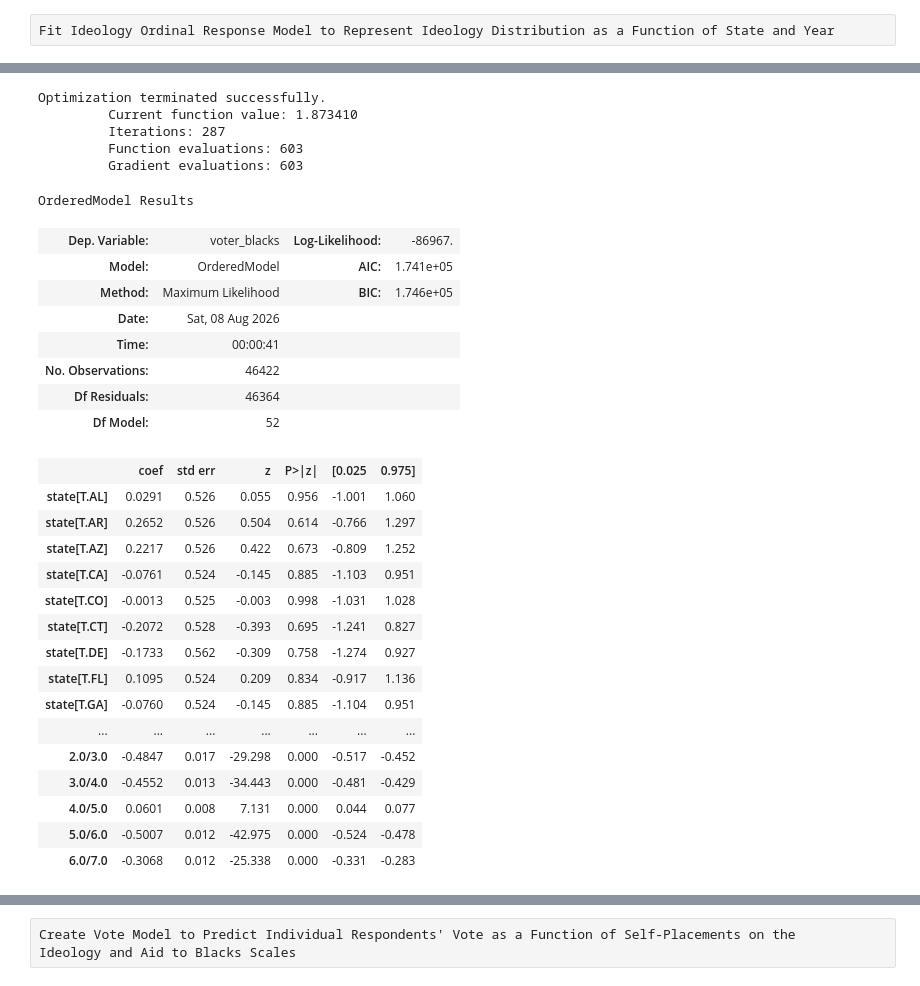
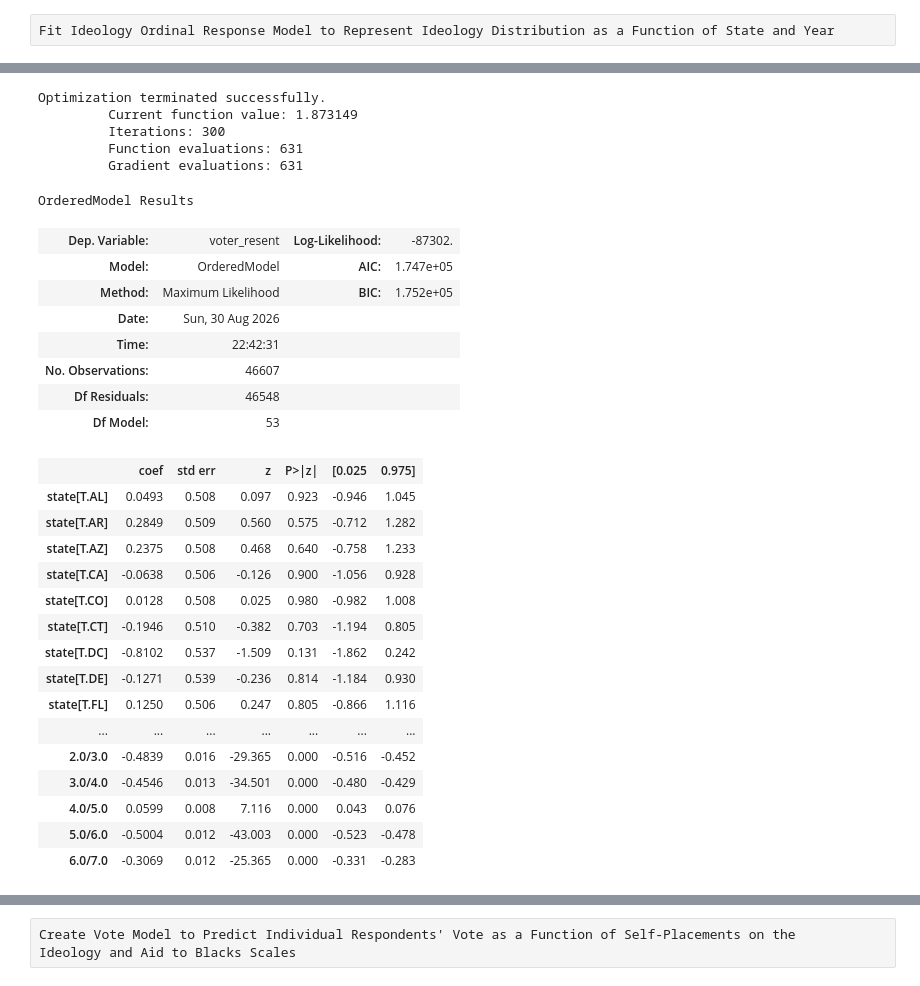
Before and after one commit to MarcEtter/anes_simulation, a Jupyter notebook: preprocess.ipynb, the cells around one changed output, grey strips where cells are left out. Cells and saved outputs as stored; diff of their text form; code cells hidden in the pictures.

```diff
--- a/preprocess.ipynb
+++ b/preprocess.ipynb
@@ -154,40 +258,40 @@ masslib = masslib.set_index(['state','year'], drop = False)
 # %%
-resent_data = anes[['voter_blacks', 'state',
+resent_data = anes[['voter_resent', 'state',
     'rlean_rolling2', 'masssociallib_est', 'masseconlib_est']].dropna().copy()
-resent_model = OrderedModel.from_formula('voter_blacks ~ state + masseconlib_est + masssociallib_est + rlean_rolling2',
+resent_model = OrderedModel.from_formula('voter_resent ~ state + masseconlib_est + masssociallib_est + rlean_rolling2',
     distr = 'logit', data = resent_data, hasconst=False).fit(method = 'cg', disp = True)
 resent_model.summary() #switching to method 'cg' (conjugate gradient) from default Nelder Mead resolves convergence warnings
 # %% [output]
 Optimization terminated successfully.
-         Current function value: 1.873410
-         Iterations: 287
-         Function evaluations: 603
-         Gradient evaluations: 603
+         Current function value: 1.873149
+         Iterations: 300
+         Function evaluations: 631
+         Gradient evaluations: 631
 OrderedModel Results
-| Dep. Variable: | voter_blacks | Log-Likelihood: | -86967. |
-| Model: | OrderedModel | AIC: | 1.741e+05 |
-| Method: | Maximum Likelihood | BIC: | 1.746e+05 |
-| Date: | Sat, 08 Aug 2026 |  |  |
-| Time: | 00:00:41 |  |  |
-| No. Observations: | 46422 |  |  |
-| Df Residuals: | 46364 |  |  |
-| Df Model: | 52 |  |  |
+| Dep. Variable: | voter_resent | Log-Likelihood: | -87302. |
+| Model: | OrderedModel | AIC: | 1.747e+05 |
+| Method: | Maximum Likelihood | BIC: | 1.752e+05 |
+| Date: | Sun, 30 Aug 2026 |  |  |
+| Time: | 22:42:31 |  |  |
+| No. Observations: | 46607 |  |  |
+| Df Residuals: | 46548 |  |  |
+| Df Model: | 53 |  |  |
 |  | coef | std err | z | P>|z| | [0.025 | 0.975] |
-| state[T.AL] | 0.0291 | 0.526 | 0.055 | 0.956 | -1.001 | 1.060 |
-| state[T.AR] | 0.2652 | 0.526 | 0.504 | 0.614 | -0.766 | 1.297 |
-| state[T.AZ] | 0.2217 | 0.526 | 0.422 | 0.673 | -0.809 | 1.252 |
-| state[T.CA] | -0.0761 | 0.524 | -0.145 | 0.885 | -1.103 | 0.951 |
-| state[T.CO] | -0.0013 | 0.525 | -0.003 | 0.998 | -1.031 | 1.028 |
-| state[T.CT] | -0.2072 | 0.528 | -0.393 | 0.695 | -1.241 | 0.827 |
-| state[T.DE] | -0.1733 | 0.562 | -0.309 | 0.758 | -1.274 | 0.927 |
-| state[T.FL] | 0.1095 | 0.524 | 0.209 | 0.834 | -0.917 | 1.136 |
-| state[T.GA] | -0.0760 | 0.524 | -0.145 | 0.885 | -1.104 | 0.951 |
+| state[T.AL] | 0.0493 | 0.508 | 0.097 | 0.923 | -0.946 | 1.045 |
+| state[T.AR] | 0.2849 | 0.509 | 0.560 | 0.575 | -0.712 | 1.282 |
+| state[T.AZ] | 0.2375 | 0.508 | 0.468 | 0.640 | -0.758 | 1.233 |
+| state[T.CA] | -0.0638 | 0.506 | -0.126 | 0.900 | -1.056 | 0.928 |
+| state[T.CO] | 0.0128 | 0.508 | 0.025 | 0.980 | -0.982 | 1.008 |
+| state[T.CT] | -0.1946 | 0.510 | -0.382 | 0.703 | -1.194 | 0.805 |
+| state[T.DC] | -0.8102 | 0.537 | -1.509 | 0.131 | -1.862 | 0.242 |
+| state[T.DE] | -0.1271 | 0.539 | -0.236 | 0.814 | -1.184 | 0.930 |
+| state[T.FL] | 0.1250 | 0.506 | 0.247 | 0.805 | -0.866 | 1.116 |
 | ... | ... | ... | ... | ... | ... | ... |
-| 2.0/3.0 | -0.4847 | 0.017 | -29.298 | 0.000 | -0.517 | -0.452 |
-| 3.0/4.0 | -0.4552 | 0.013 | -34.443 | 0.000 | -0.481 | -0.429 |
-| 4.0/5.0 | 0.0601 | 0.008 | 7.131 | 0.000 | 0.044 | 0.077 |
-| 5.0/6.0 | -0.5007 | 0.012 | -42.975 | 0.000 | -0.524 | -0.478 |
-| 6.0/7.0 | -0.3068 | 0.012 | -25.338 | 0.000 | -0.331 | -0.283 |
+| 2.0/3.0 | -0.4839 | 0.016 | -29.365 | 0.000 | -0.516 | -0.452 |
+| 3.0/4.0 | -0.4546 | 0.013 | -34.501 | 0.000 | -0.480 | -0.429 |
+| 4.0/5.0 | 0.0599 | 0.008 | 7.116 | 0.000 | 0.043 | 0.076 |
+| 5.0/6.0 | -0.5004 | 0.012 | -43.003 | 0.000 | -0.523 | -0.478 |
+| 6.0/7.0 | -0.3069 | 0.012 | -25.365 | 0.000 | -0.331 | -0.283 |
 # %%
 (resent_model.predict(pd.DataFrame({
     'state': ['AK','MS','NJ'],
```
Also changed, not shown: parts of 14 cells of this notebook.
